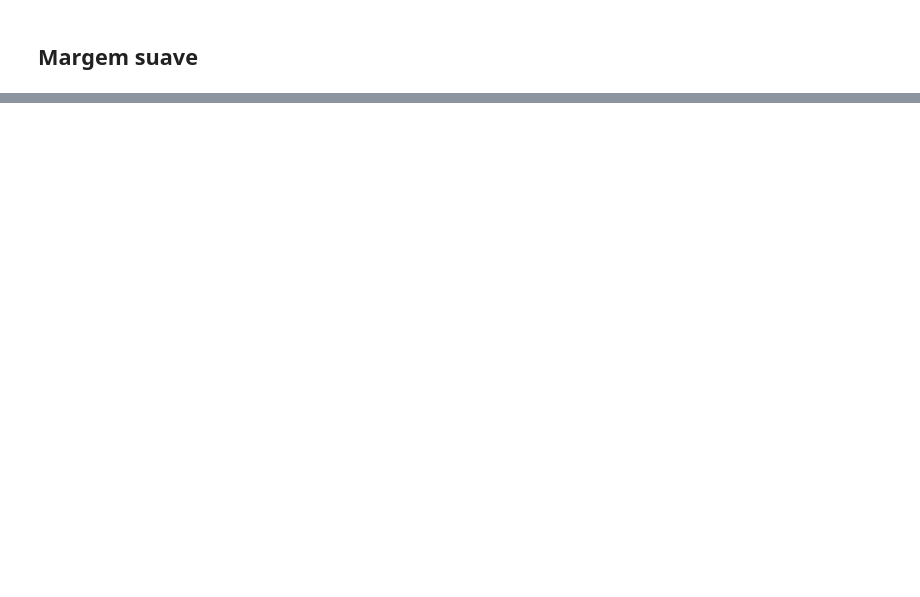
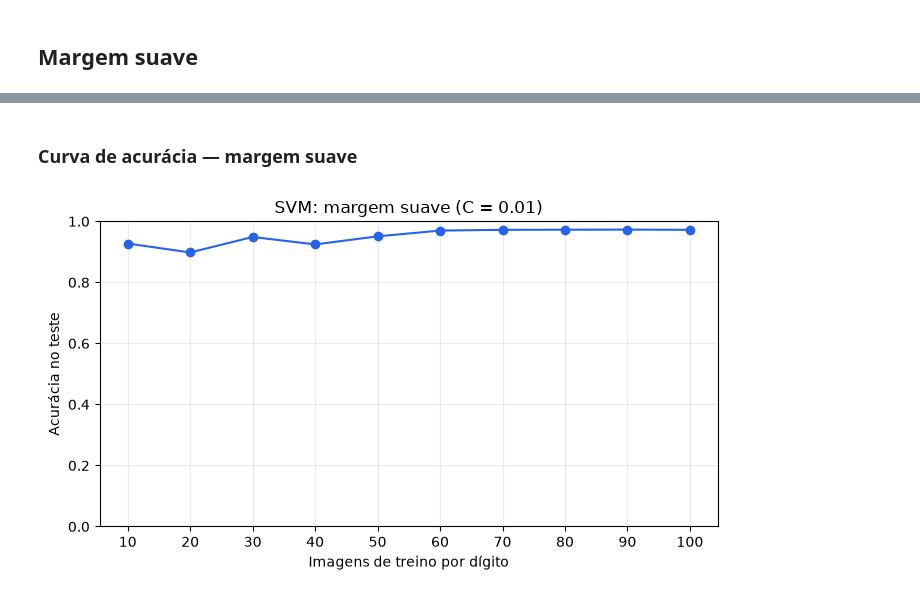
Before and after one commit to gddeazevedo/minicurso_qc, a Jupyter notebook: qml/svm.ipynb, the cells around one changed output, grey strips where cells are left out. Cells and saved outputs as stored; diff of their text form; code cells hidden in the pictures; blank space fills up the shorter version.

```diff
--- a/qml/svm.ipynb
+++ b/qml/svm.ipynb
@@ -110,0 +98,31 @@ mostrar_resultados(svm_rigido)
+# %%
+n_samples = list(range(10, n_sample_max + 10, 10))
+
+
+def train_svm(C):
+    model = SVC(kernel="linear", C=C)
+    accuracy = []
+
+    for n_sample in n_samples:
+        selected_indices = np.concatenate([np.arange(n_sample), np.arange(n_sample_max, n_sample_max + n_sample)])
+        model.fit(X_train_sample[selected_indices], y_train_sample[selected_indices])
+        prediction = model.predict(X_test)
+        accuracy.append(accuracy_score(y_test, prediction))
+
+    print(f"Acurácia no teste: {accuracy[-1]:.2%}")
+    print("Erros no treino:", np.count_nonzero(model.predict(X_train_sample) != y_train_sample))
+    print("Vetores de suporte:", len(model.support_))
+    return model, prediction, accuracy
+
+
+def plot_accuracy(accuracy, title):
+    plt.figure(figsize=(7, 4))
+    plt.plot(n_samples, accuracy, marker="o", color="#2563eb")
+    plt.title(title)
+    plt.xlabel("Imagens de treino por dígito")
+    plt.ylabel("Acurácia no teste")
+    plt.xticks(n_samples)
+    plt.ylim(0, 1)
+    plt.grid(alpha=0.25)
+    plt.tight_layout()
+    plt.show()
@@ -124,0 +164,6 @@ mostrar_resultados(svm_suave)
+# %% [markdown]
+### Curva de acurácia — margem suave
+# %%
+plot_accuracy(accuracy, "SVM: margem suave (C = 0.01)")
+# %% [output]
+[figure, added]
```
Also changed, not shown: parts of 29 cells of this notebook, 1 other file.
